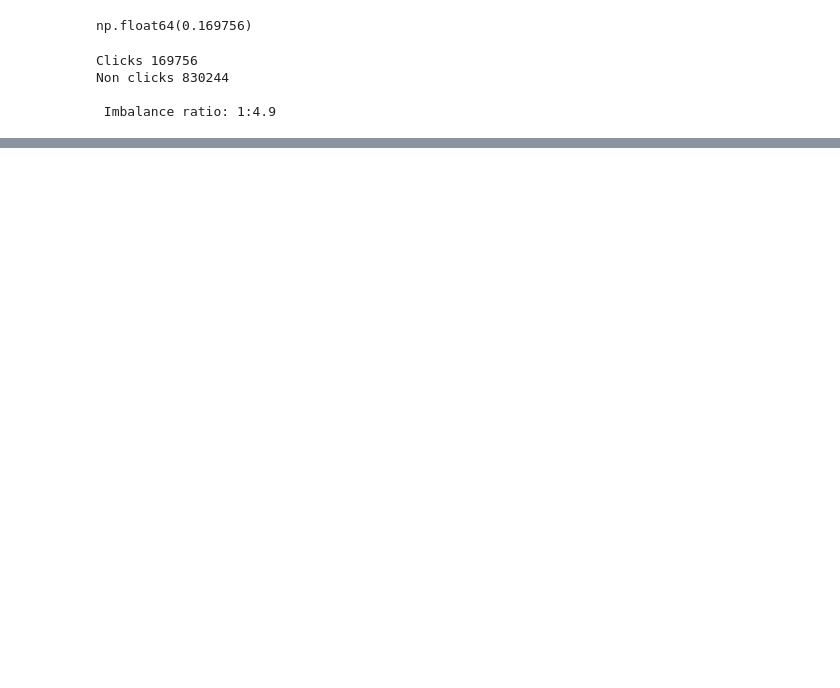
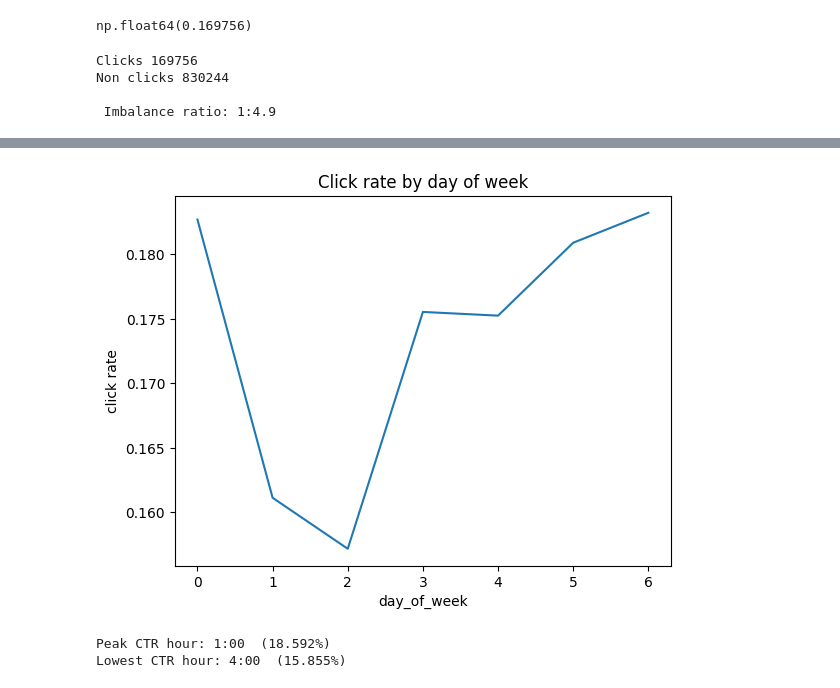
Before and after one commit to srinijamadireddy19/Click-Through-Rate-Prediction, a Jupyter notebook: ctr-prediction.ipynb, the cells around one changed output, grey strips where cells are left out. Drawn from its saved outputs; the diff is of its cells as text; code cells hidden in the pictures; blank space fills up the shorter version.

```diff
--- a/ctr-prediction.ipynb
+++ b/ctr-prediction.ipynb
@@ -142,0 +180,16 @@ Non clicks 830244
+# %%
+ctr_by_dayofweek = df.groupby("day_of_week")['click'].mean()
+ctr_by_dayofweek.plot()
+plt.xticks(range(0, 7, 1))
+plt.title("Click rate by day of week")
+plt.ylabel("click rate")
+plt.show()
+# %% [output]
+[figure, added]
+# %%
+peak_hour = ctr_by_hour.idxmax()
+print(f"\nPeak CTR hour: {peak_hour}:00  ({ctr_by_hour[peak_hour]:.3%})")
+print(f"Lowest CTR hour: {ctr_by_hour.idxmin()}:00  ({ctr_by_hour.min():.3%})")
+# %% [output]
+Peak CTR hour: 1:00  (18.592%)
+Lowest CTR hour: 4:00  (15.855%)
```
Also changed, not shown: parts of 14 cells of this notebook.
